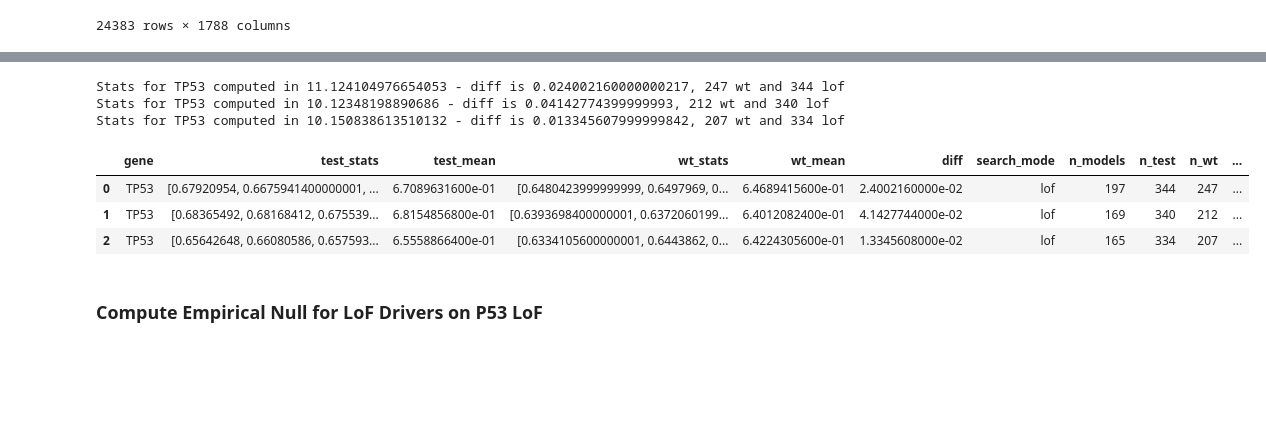
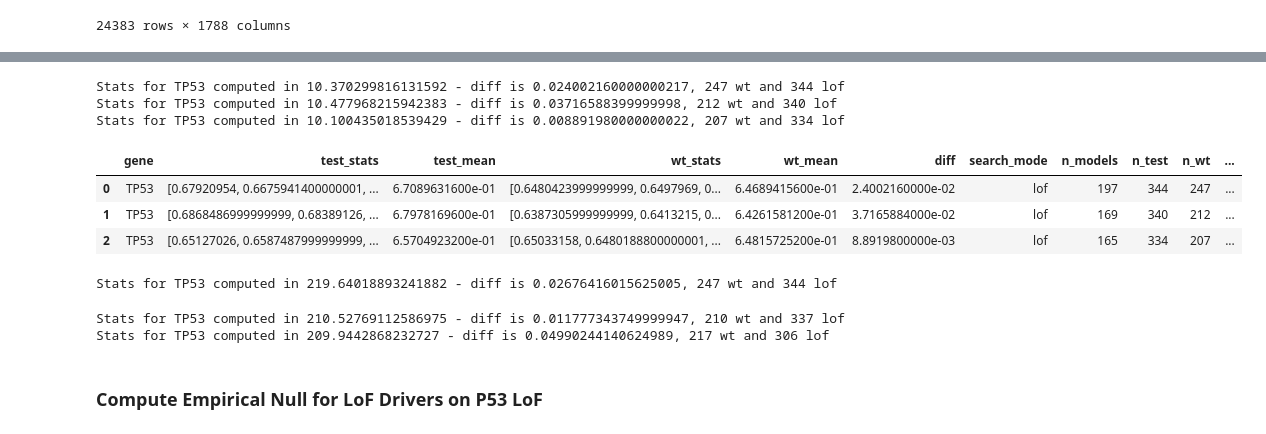
Before and after one commit to anderseng/proxbias, a Jupyter notebook: proxbias/notebooks/DepMap_PB_Driver_Scan_sample.ipynb, the cells around one changed output, grey strips where cells are left out. Cells and saved outputs as stored; diff of their text form; code cells hidden in the pictures; blank space fills up the shorter version.

```diff
--- a/proxbias/notebooks/DepMap_PB_Driver_Scan_sample.ipynb
+++ b/proxbias/notebooks/DepMap_PB_Driver_Scan_sample.ipynb
@@ -181,11 +181,12 @@ def permute_null_t_test(mutation_data,
             candidate_models=candidate_models,
             eval_function=genome_proximity_bias_score,
             eval_kwargs=eval_kwargs,
+            seed=42,
             n_workers=4,
             **kwargs
         )
 
-    observed_data['seed'] = 0
+    observed_data['seed'] = 42
     observed_data['result_type'] = "observed"
     observed_data = perform_t_test(observed_data)
 
@@ -203,38 +204,39 @@ def permute_null_t_test(mutation_data,
             mutation_data=mutation_data,
             n_min_cell_lines=n_min_cell_lines,
             candidate_models=candidate_models,
             eval_function=genome_proximity_bias_score,
             eval_kwargs=eval_kwargs,
+            seed=seed,
             n_workers=4,
             **kwargs
         )
 
         # Add a column for the seed
         scrambled_res_gene['seed'] = seed
         scrambled_res_gene['result_type'] = "empirical_null"
         scrambled_res_gene = perform_t_test(scrambled_res_gene)
 
         # Concatenate the result with the existing DataFrame
         permuted_null_t_test = pd.concat([permuted_null_t_test, scrambled_res_gene], ignore_index=True)
 
     permuted_null_t_test = pd.concat([observed_data, permuted_null_t_test], ignore_index=True).sort_values(["gene", "seed"])
     return permuted_null_t_test
 
 permuted_null = permute_null_t_test(mutation_data,
                                     crispr_effect,
                                     cnv_data,
                                     n_shuffles=2,
                                     n_iterations=5)
 
 permuted_null
 # %% [output]
-Stats for TP53 computed in 11.124104976654053 - diff is 0.024002160000000217, 247 wt and 344 lof
-Stats for TP53 computed in 10.12348198890686 - diff is 0.04142774399999993, 212 wt and 340 lof
-Stats for TP53 computed in 10.150838613510132 - diff is 0.013345607999999842, 207 wt and 334 lof
+Stats for TP53 computed in 10.370299816131592 - diff is 0.024002160000000217, 247 wt and 344 lof
+Stats for TP53 computed in 10.477968215942383 - diff is 0.03716588399999998, 212 wt and 340 lof
+Stats for TP53 computed in 10.100435018539429 - diff is 0.008891980000000022, 207 wt and 334 lof
 |  | gene | test_stats | test_mean | wt_stats | wt_mean | diff | search_mode | n_models | n_test | n_wt | ... |
 | 0 | TP53 | [0.67920954, 0.6675941400000001, ... | 6.7089631600e-01 | [0.6480423999999999, 0.6497969, 0... | 6.4689415600e-01 | 2.4002160000e-02 | lof | 197 | 344 | 247 | ... |
-| 1 | TP53 | [0.68365492, 0.68168412, 0.675539... | 6.8154856800e-01 | [0.6393698400000001, 0.6372060199... | 6.4012082400e-01 | 4.1427744000e-02 | lof | 169 | 340 | 212 | ... |
-| 2 | TP53 | [0.65642648, 0.66080586, 0.657593... | 6.5558866400e-01 | [0.6334105600000001, 0.6443862, 0... | 6.4224305600e-01 | 1.3345608000e-02 | lof | 165 | 334 | 207 | ... |
+| 1 | TP53 | [0.6868486999999999, 0.68389126, ... | 6.7978169600e-01 | [0.6387305999999999, 0.6413215, 0... | 6.4261581200e-01 | 3.7165884000e-02 | lof | 169 | 340 | 212 | ... |
+| 2 | TP53 | [0.65127026, 0.6587487999999999, ... | 6.5704923200e-01 | [0.65033158, 0.6480188800000001, ... | 6.4815725200e-01 | 8.8919800000e-03 | lof | 165 | 334 | 207 | ... |
 # %%
 #subset to cell lines with less than 1% CNVs
 cnv_data_trans = 2 * (np.power(2, cnv_data) - 1)
@@ -282,6 +286,19 @@ def load_or_create_permuted_null(file_name, mutation_data, crispr_effect, cnv_da
         )
         permuted_null.to_csv(file_name, sep="\t")
         return permuted_null
+# %%
+p53_only_permuted_null = load_or_create_permuted_null(
+    "p53_only_permuted_null.txt",
+    mutation_data,
+    crispr_effect,
+    cnv_data,
+    search_mode="lof",
+    genes=["TP53"],
+    fixed_cell_line_sampling=False)
+# %% [output]
+Stats for TP53 computed in 219.64018893241882 - diff is 0.02676416015625005, 247 wt and 344 lof
+Stats for TP53 computed in 210.52769112586975 - diff is 0.011777343749999947, 210 wt and 337 lof
+Stats for TP53 computed in 209.9442868232727 - diff is 0.04990244140624989, 217 wt and 306 lof
 # %%
 p53_wt_permuted_null_LOF = load_or_create_permuted_null(
     "p53_wt_permuted_null_LOF_genes.txt",
```
Also changed, not shown: parts of 8 cells of this notebook, 1 other file.
